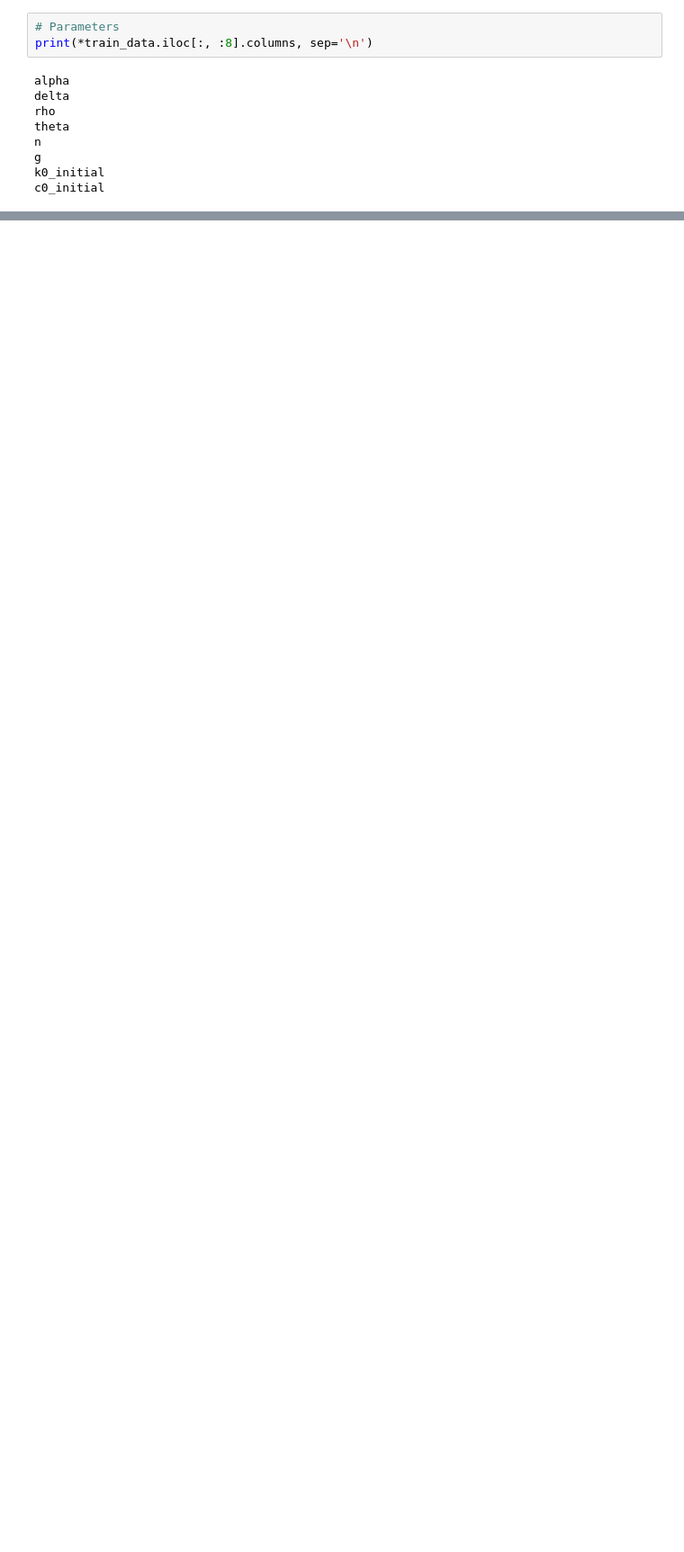
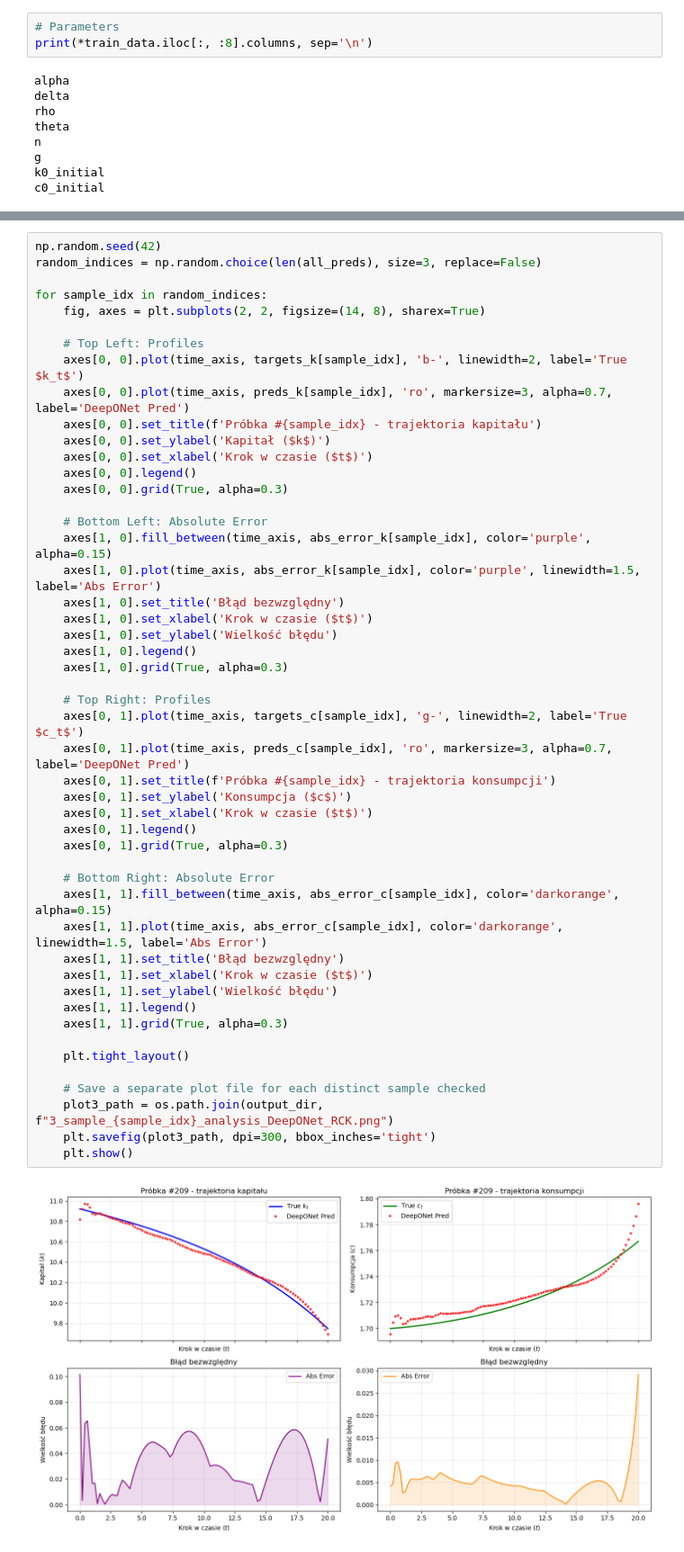
Before and after one commit to AntekBall/Approximating-Differential-Equation-Solution-Operators-with-Neural-Operators, a Jupyter notebook: Models/DeepOnet_classic_RCK.ipynb, the cells around one changed output, grey strips where cells are left out. Shown at 90% size. Cells and saved outputs as stored; diff of their text form; blank space fills up the shorter version.

```diff
--- a/Models/DeepOnet_classic_RCK.ipynb
+++ b/Models/DeepOnet_classic_RCK.ipynb
@@ -598,0 +428,51 @@ Plik logistic_stats_deeponet.png został zapisany pomyślnie.
+# %%
+np.random.seed(42)
+random_indices = np.random.choice(len(all_preds), size=3, replace=False)
+
+for sample_idx in random_indices:
+    fig, axes = plt.subplots(2, 2, figsize=(14, 8), sharex=True)
+
+    # Top Left: Profiles
+    axes[0, 0].plot(time_axis, targets_k[sample_idx], 'b-', linewidth=2, label='True $k_t$')
+    axes[0, 0].plot(time_axis, preds_k[sample_idx], 'ro', markersize=3, alpha=0.7, label='DeepONet Pred')
+    axes[0, 0].set_title(f'Próbka #{sample_idx} - trajektoria kapitału')
+    axes[0, 0].set_ylabel('Kapitał ($k$)')
+    axes[0, 0].set_xlabel('Krok w czasie ($t$)')
+    axes[0, 0].legend()
+    axes[0, 0].grid(True, alpha=0.3)
+
+    # Bottom Left: Absolute Error
+    axes[1, 0].fill_between(time_axis, abs_error_k[sample_idx], color='purple', alpha=0.15)
+    axes[1, 0].plot(time_axis, abs_error_k[sample_idx], color='purple', linewidth=1.5, label='Abs Error')
+    axes[1, 0].set_title('Błąd bezwzględny')
+    axes[1, 0].set_xlabel('Krok w czasie ($t$)')
+    axes[1, 0].set_ylabel('Wielkość błędu')
+    axes[1, 0].legend()
+    axes[1, 0].grid(True, alpha=0.3)
+
+    # Top Right: Profiles
+    axes[0, 1].plot(time_axis, targets_c[sample_idx], 'g-', linewidth=2, label='True $c_t$')
+    axes[0, 1].plot(time_axis, preds_c[sample_idx], 'ro', markersize=3, alpha=0.7, label='DeepONet Pred')
+    axes[0, 1].set_title(f'Próbka #{sample_idx} - trajektoria konsumpcji')
+    axes[0, 1].set_ylabel('Konsumpcja ($c$)')
+    axes[0, 1].set_xlabel('Krok w czasie ($t$)')
+    axes[0, 1].legend()
+    axes[0, 1].grid(True, alpha=0.3)
+
+    # Bottom Right: Absolute Error
+    axes[1, 1].fill_between(time_axis, abs_error_c[sample_idx], color='darkorange', alpha=0.15)
+    axes[1, 1].plot(time_axis, abs_error_c[sample_idx], color='darkorange', linewidth=1.5, label='Abs Error')
+    axes[1, 1].set_title('Błąd bezwzględny')
+    axes[1, 1].set_xlabel('Krok w czasie ($t$)')
+    axes[1, 1].set_ylabel('Wielkość błędu')
+    axes[1, 1].legend()
+    axes[1, 1].grid(True, alpha=0.3)
+
+    plt.tight_layout()
+
+    # Save a separate plot file for each distinct sample checked
+    plot3_path = os.path.join(output_dir, f"3_sample_{sample_idx}_analysis_DeepONet_RCK.png")
+    plt.savefig(plot3_path, dpi=300, bbox_inches='tight')
+    plt.show()
+# %% [output]
+[figure, added]
```
Also changed, not shown: parts of 30 cells of this notebook, 8 other files.
